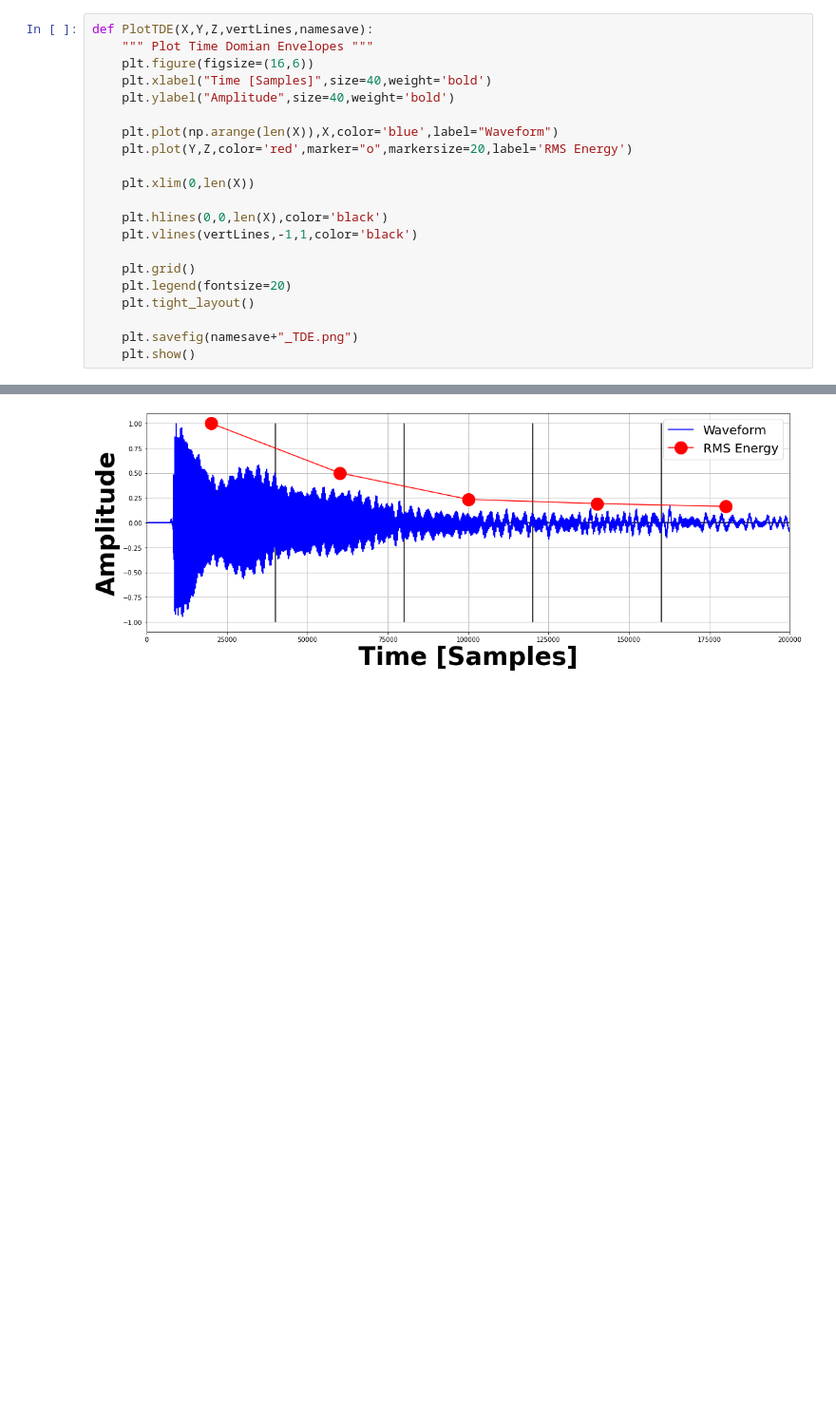
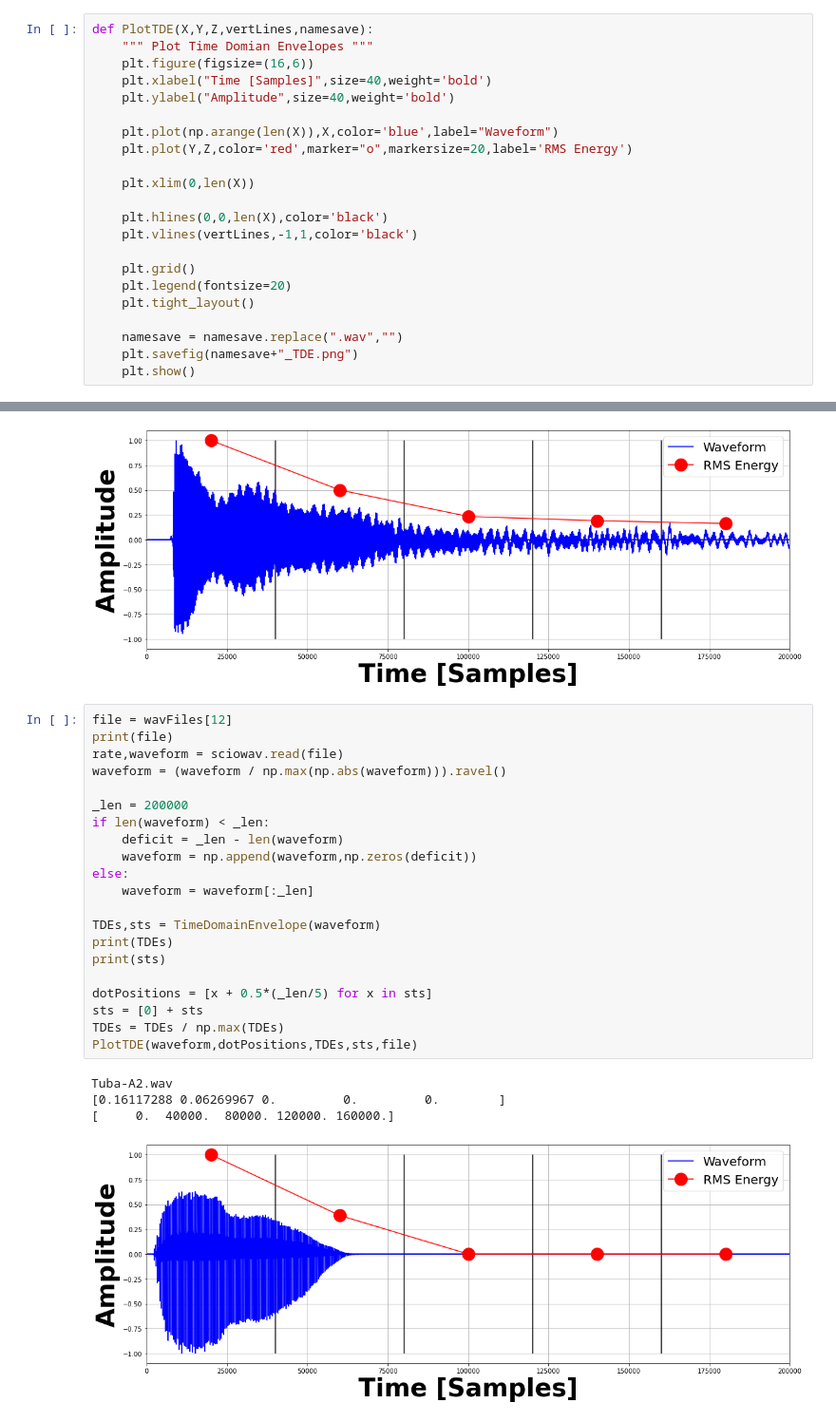
Before and after one commit to landonbuell/Buell-Senior-Thesis, a Jupyter notebook: Thesis/FiguresSpectrogram/TimeSpaceFeatures.ipynb, the cells around one changed output, grey strips where cells are left out. Shown at 95% size. Drawn from its saved outputs; the diff is of its cells as text; blank space fills up the shorter version.

```diff
--- a/Thesis/FiguresSpectrogram/TimeSpaceFeatures.ipynb
+++ b/Thesis/FiguresSpectrogram/TimeSpaceFeatures.ipynb
@@ -195,6 +220,7 @@ def PlotTDE(X,Y,Z,vertLines,namesave):
     plt.legend(fontsize=20)
     plt.tight_layout()
 
+    namesave = namesave.replace(".wav","")
     plt.savefig(namesave+"_TDE.png")
     plt.show()
 # %%
@@ -249,3 +275,29 @@ GUITAR-B2.wav
 [0.2534576  0.12694824 0.05946077 0.04861223 0.04137578]
 [     0.  40000.  80000. 120000. 160000.]
 [figure]
+# %%
+file = wavFiles[12]
+print(file)
+rate,waveform = sciowav.read(file)
+waveform = (waveform / np.max(np.abs(waveform))).ravel()
+
+_len = 200000
+if len(waveform) < _len:
+    deficit = _len - len(waveform)
+    waveform = np.append(waveform,np.zeros(deficit))
+else:
+    waveform = waveform[:_len]
+
+TDEs,sts = TimeDomainEnvelope(waveform)
+print(TDEs)
+print(sts)
+
+dotPositions = [x + 0.5*(_len/5) for x in sts]
+sts = [0] + sts
+TDEs = TDEs / np.max(TDEs)
+PlotTDE(waveform,dotPositions,TDEs,sts,file)
+# %% [output]
+Tuba-A2.wav
+[0.16117288 0.06269967 0.         0.         0.        ]
+[     0.  40000.  80000. 120000. 160000.]
+[figure, added]
```
Also changed, not shown: parts of 4 cells of this notebook, 54 other files.
